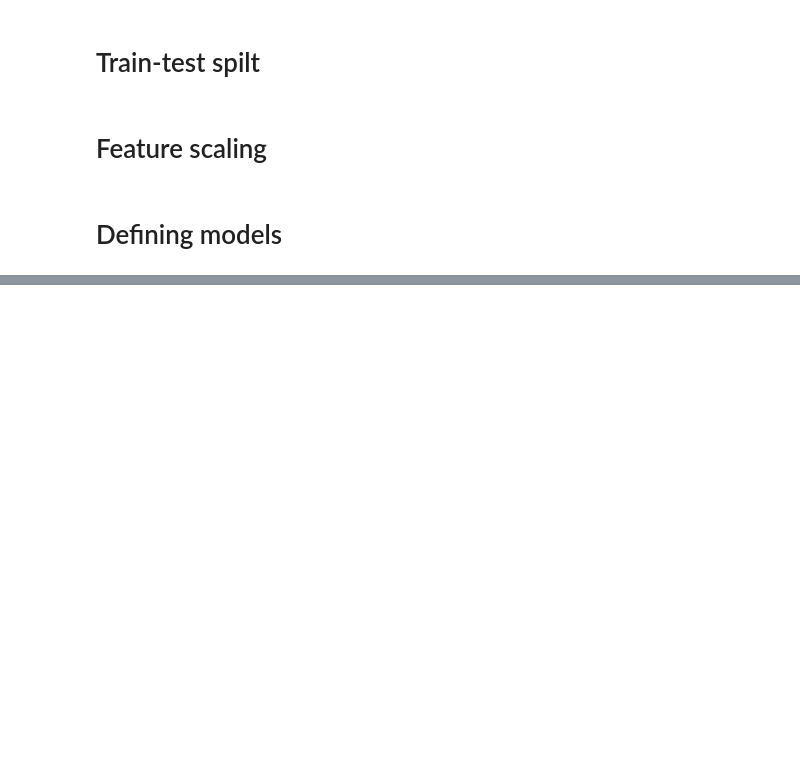
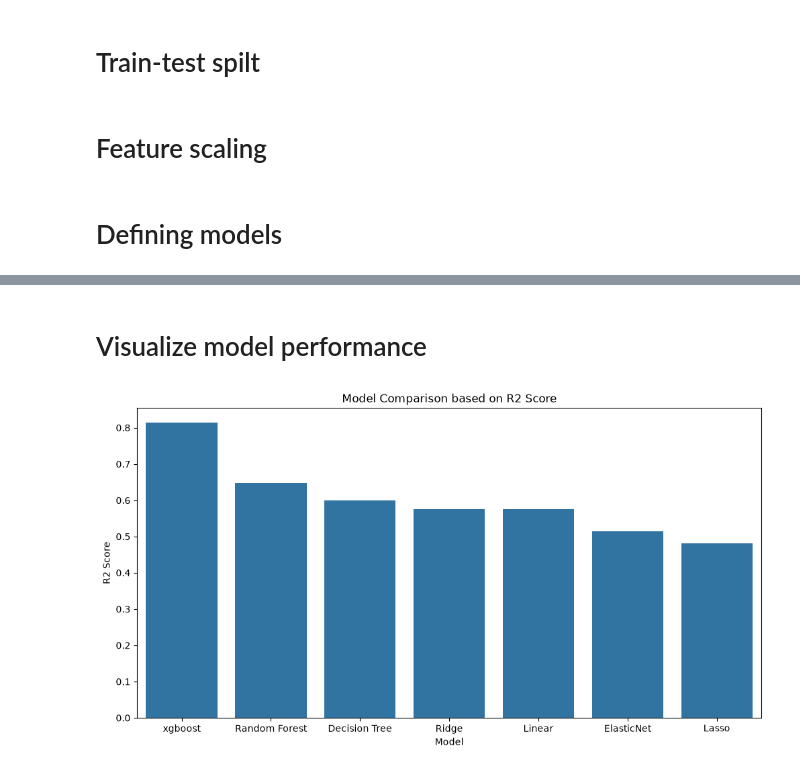
Before and after one commit to shy942/ML-exploration, a Jupyter notebook: notebooks/04_Regression_Algorithms.ipynb, the cells around one changed output, grey strips where cells are left out. Saved outputs shown, nothing was run; the diff lists cells and outputs as text; code cells hidden in the pictures; blank space fills up the shorter version.

```diff
--- a/notebooks/04_Regression_Algorithms.ipynb
+++ b/notebooks/04_Regression_Algorithms.ipynb
@@ -146,0 +147,29 @@ NameError: name 'XGBRegressor' is not defined
+# %%
+results = []
+
+for name, model in models.items():
+    # Create a pipeline with scaling and the model
+    pipeline = Pipeline([
+        ('scaler', scaler),
+        ('model', model)
+    ])
+
+    # Fit the model
+    pipeline.fit(X_train, y_train)
+
+    # Make predictions
+    y_pred = pipeline.predict(X_test)
+
+    # Calculate metrics
+    mse = mean_squared_error(y_test, y_pred)
+    rmse = np.sqrt(mse)
+    mae = mean_absolute_error(y_test, y_pred)
+    r2 = r2_score(y_test, y_pred)
+
+    results.append({
+        'Model': name,
+        'MSE': mse,
+        'RMSE': rmse,
+        'MAE': mae,
+        'R2 Score': r2
+    })
@@ -146,0 +178,4 @@ NameError: name 'XGBRegressor' is not defined
+# %%
+comparison_df = pd.DataFrame(results, columns=['Model', 'MSE', 'RMSE', 'MAE', 'R2 Score'])
+comparison_df.sort_values(by='R2 Score', ascending=False, inplace=True)
+comparison_df.head()
@@ -146,0 +189,9 @@ NameError: name 'XGBRegressor' is not defined
+# %% [markdown]
+# Visualize model performance
+# %%
+plt.figure(figsize=(12, 6))
+sns.barplot(data=comparison_df, x='Model', y="R2 Score")
+plt.title("Model Comparison based on R2 Score")
+plt.show()
+# %% [output]
+[figure, added]
```
Also changed, not shown: parts of 4 cells of this notebook.
